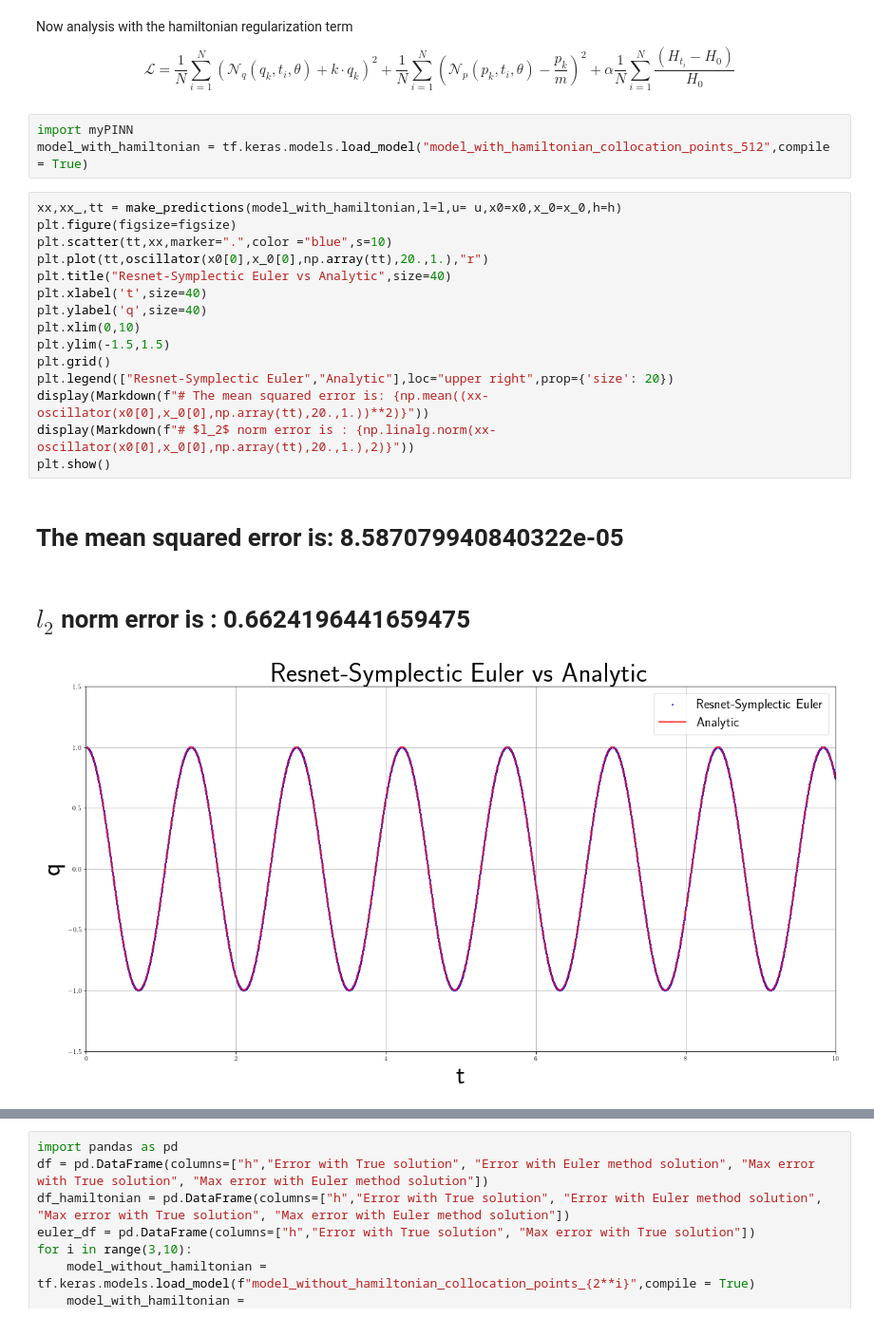
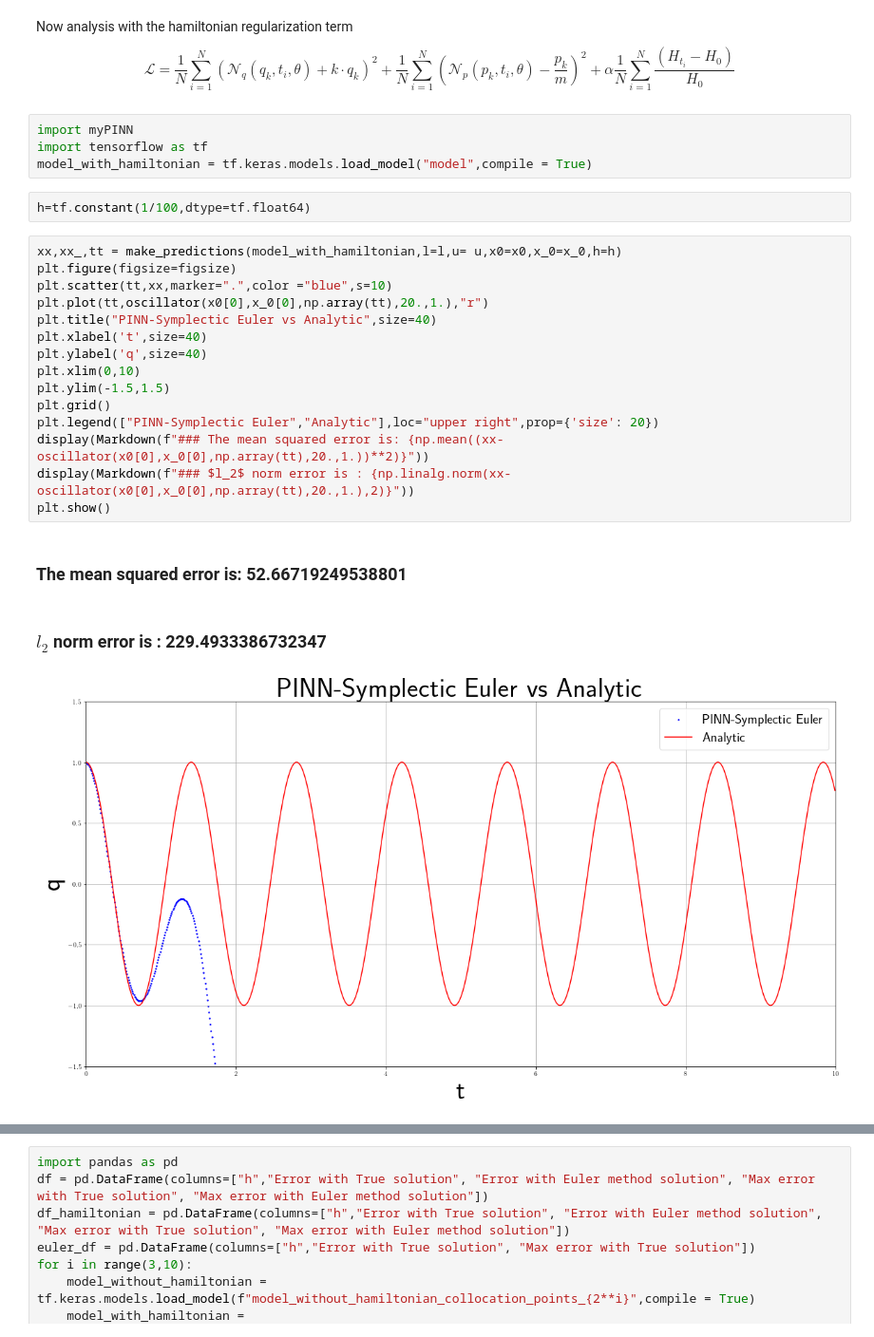
Before and after one commit to PrathamLalwani/ISRA2023, a Jupyter notebook: Solution.ipynb, the cells around one changed output, grey strips where cells are left out. Shown at 95% size. Drawn from its saved outputs; the diff is of its cells as text.

```diff
--- a/Solution.ipynb
+++ b/Solution.ipynb
@@ -125,26 +128,29 @@ Now analysis with the hamiltonian regularization term
 $$\mathcal{L} = \frac{1}{N}\sum_{i=1}^N(\mathcal{N}_q(q_k,t_i,\theta) + k \cdot q_k )^2 + \frac{1}{N}\sum_{i=1}^N(\mathcal{N}_p(p_k,t_i,\theta) - \frac{p_k}{m}  )^2 + \alpha\frac{1}{N}\sum_{i=1}^{N} \frac{(H_{t_i}-H_0)}{H_0}$$
 # %%
 import myPINN
-model_with_hamiltonian = tf.keras.models.load_model("model_with_hamiltonian_collocation_points_512",compile = True)
+import tensorflow as tf
+model_with_hamiltonian = tf.keras.models.load_model("model",compile = True)
+# %%
+h=tf.constant(1/100,dtype=tf.float64)
 # %%
 xx,xx_,tt = make_predictions(model_with_hamiltonian,l=l,u= u,x0=x0,x_0=x_0,h=h)
 plt.figure(figsize=figsize)
 plt.scatter(tt,xx,marker=".",color ="blue",s=10)
 plt.plot(tt,oscillator(x0[0],x_0[0],np.array(tt),20.,1.),"r")
-plt.title("Resnet-Symplectic Euler vs Analytic",size=40)
+plt.title("PINN-Symplectic Euler vs Analytic",size=40)
 plt.xlabel('t',size=40)
 plt.ylabel('q',size=40)
 plt.xlim(0,10)
 plt.ylim(-1.5,1.5)
 plt.grid()
-plt.legend(["Resnet-Symplectic Euler","Analytic"],loc="upper right",prop={'size': 20})
-display(Markdown(f"# The mean squared error is: {np.mean((xx-oscillator(x0[0],x_0[0],np.array(tt),20.,1.))**2)}"))
-display(Markdown(f"# $l_2$ norm error is : {np.linalg.norm(xx-oscillator(x0[0],x_0[0],np.array(tt),20.,1.),2)}"))
+plt.legend(["PINN-Symplectic Euler","Analytic"],loc="upper right",prop={'size': 20})
+display(Markdown(f"### The mean squared error is: {np.mean((xx-oscillator(x0[0],x_0[0],np.array(tt),20.,1.))**2)}"))
+display(Markdown(f"### $l_2$ norm error is : {np.linalg.norm(xx-oscillator(x0[0],x_0[0],np.array(tt),20.,1.),2)}"))
 plt.show()
 # %% [output]
-# The mean squared error is: 8.587079940840322e-05
+### The mean squared error is: 52.66719249538801
-# $l_2$ norm error is : 0.6624196441659475
+### $l_2$ norm error is : 229.4933386732347
-[figure, old version]
+[figure, new version]
 # %%
 plt.figure(figsize=figsize)
 plt.plot(xx,xx_)
```
Also changed, not shown: parts of 8 cells of this notebook, 8 other files.
